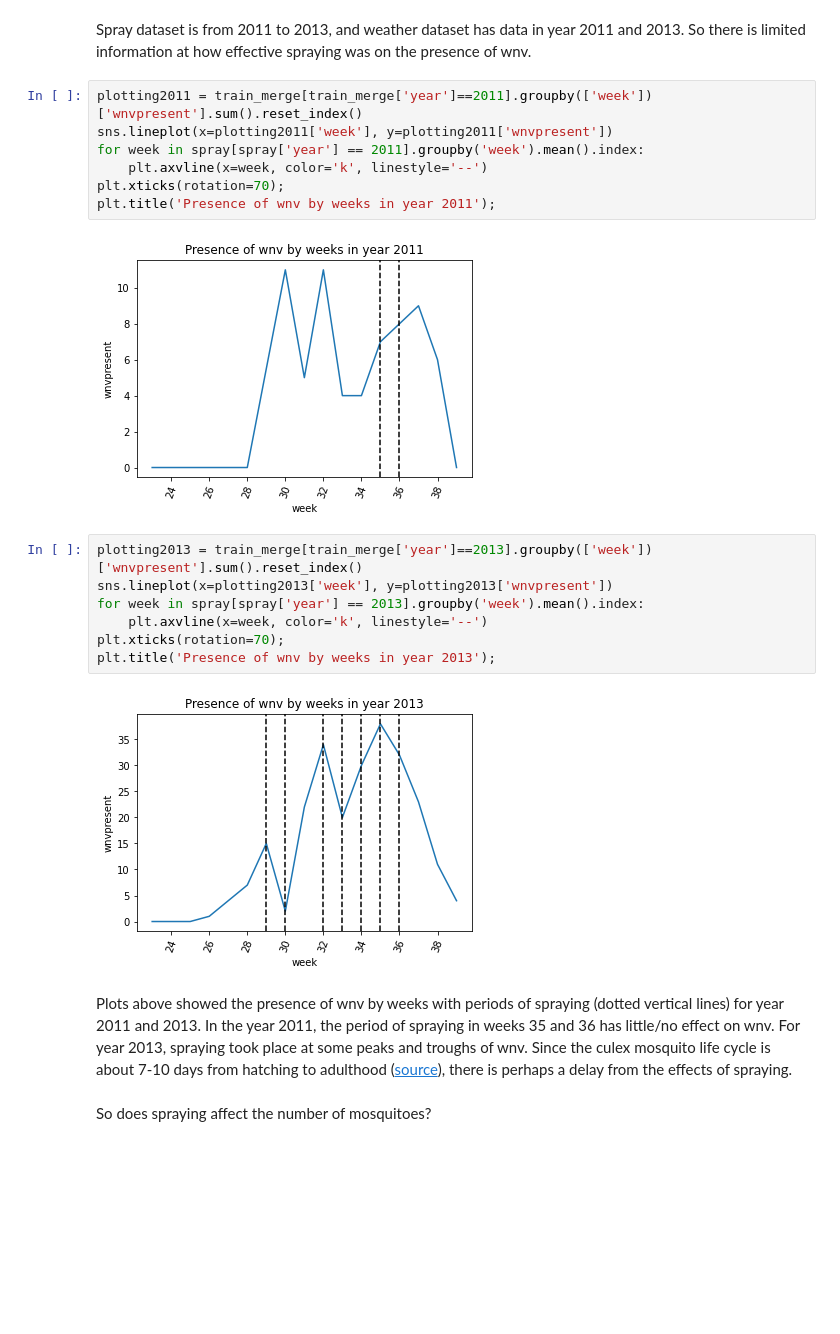
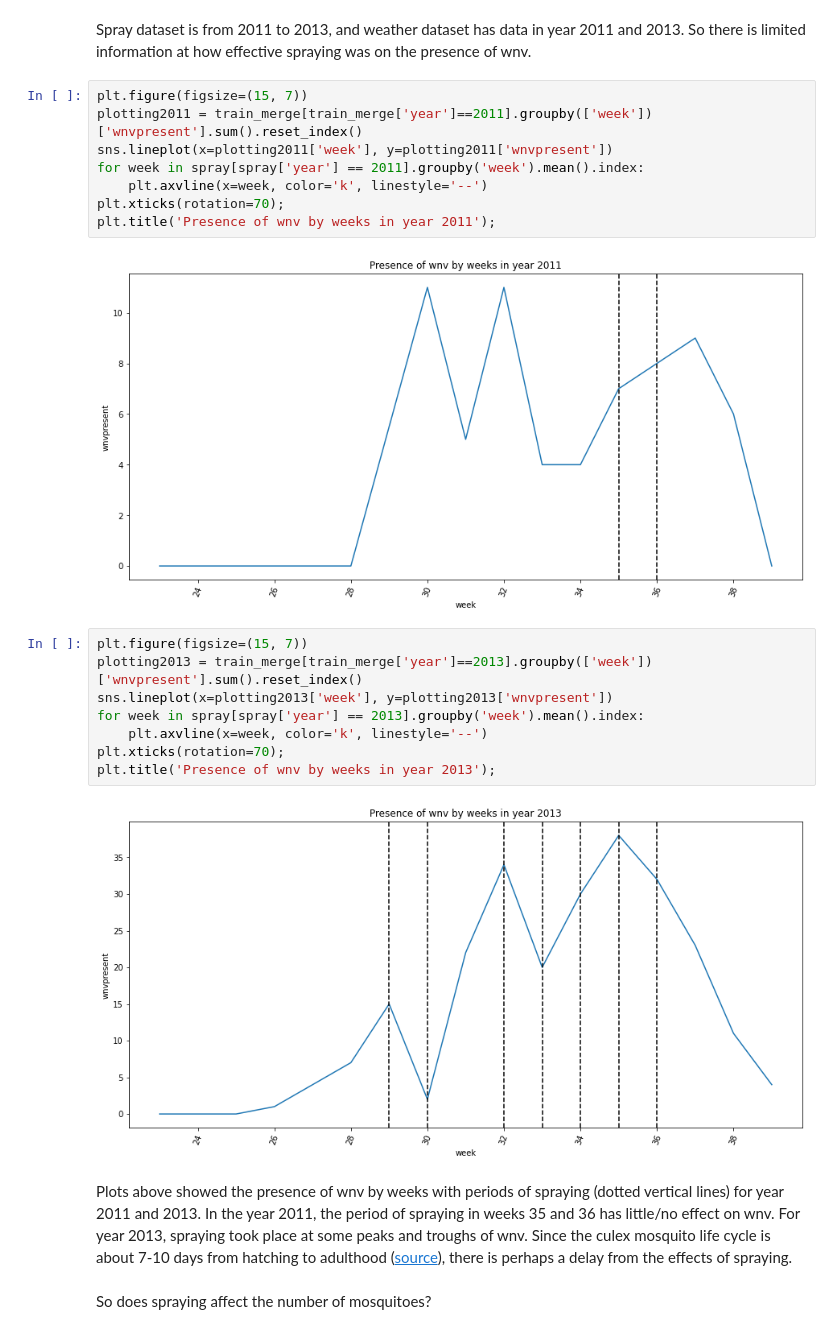
Before and after one commit to doscsy12/west-nile-virus, a Jupyter notebook: combined/Data_Cleaning_EDA.ipynb, the cells around one changed output. Cells and saved outputs as stored; diff of their text form; blank space fills up the shorter version.

```diff
--- a/combined/Data_Cleaning_EDA.ipynb
+++ b/combined/Data_Cleaning_EDA.ipynb
@@ -1072,15 +1234,17 @@ train_merge.drop(columns=['month'],inplace=True)
 Spray dataset is from 2011 to 2013, and weather dataset has data in year 2011 and 2013. So there is limited information at how effective spraying was on the presence of wnv.
 <br>
 # %%
+plt.figure(figsize=(15, 7))
 plotting2011 = train_merge[train_merge['year']==2011].groupby(['week'])['wnvpresent'].sum().reset_index()
 sns.lineplot(x=plotting2011['week'], y=plotting2011['wnvpresent'])
 for week in spray[spray['year'] == 2011].groupby('week').mean().index:
     plt.axvline(x=week, color='k', linestyle='--')
 plt.xticks(rotation=70);
 plt.title('Presence of wnv by weeks in year 2011');
 # %% [output]
-[figure, old version]
+[figure, new version]
 # %%
+plt.figure(figsize=(15, 7))
 plotting2013 = train_merge[train_merge['year']==2013].groupby(['week'])['wnvpresent'].sum().reset_index()
 sns.lineplot(x=plotting2013['week'], y=plotting2013['wnvpresent'])
 for week in spray[spray['year'] == 2013].groupby('week').mean().index:
@@ -1088,7 +1252,7 @@ for week in spray[spray['year'] == 2013].groupby('week').mean().index:
 plt.xticks(rotation=70);
 plt.title('Presence of wnv by weeks in year 2013');
 # %% [output]
-[figure, old version]
+[figure, new version]
 # %% [markdown]
 Plots above showed the presence of wnv by weeks with periods of spraying (dotted vertical lines) for year 2011 and 2013. In the year 2011, the period of spraying in weeks 35 and 36 has little/no effect on wnv. For year 2013, spraying took place at some peaks and troughs of wnv. Since the culex mosquito life cycle is about 7-10 days from hatching to adulthood ([source](https://www.cdc.gov/westnile/resources/pdfs/FS_MosquitoLifeCycle-508.pdf)), there is perhaps a delay from the effects of spraying.
 <br>
```
Also changed, not shown: parts of 22 cells of this notebook.
